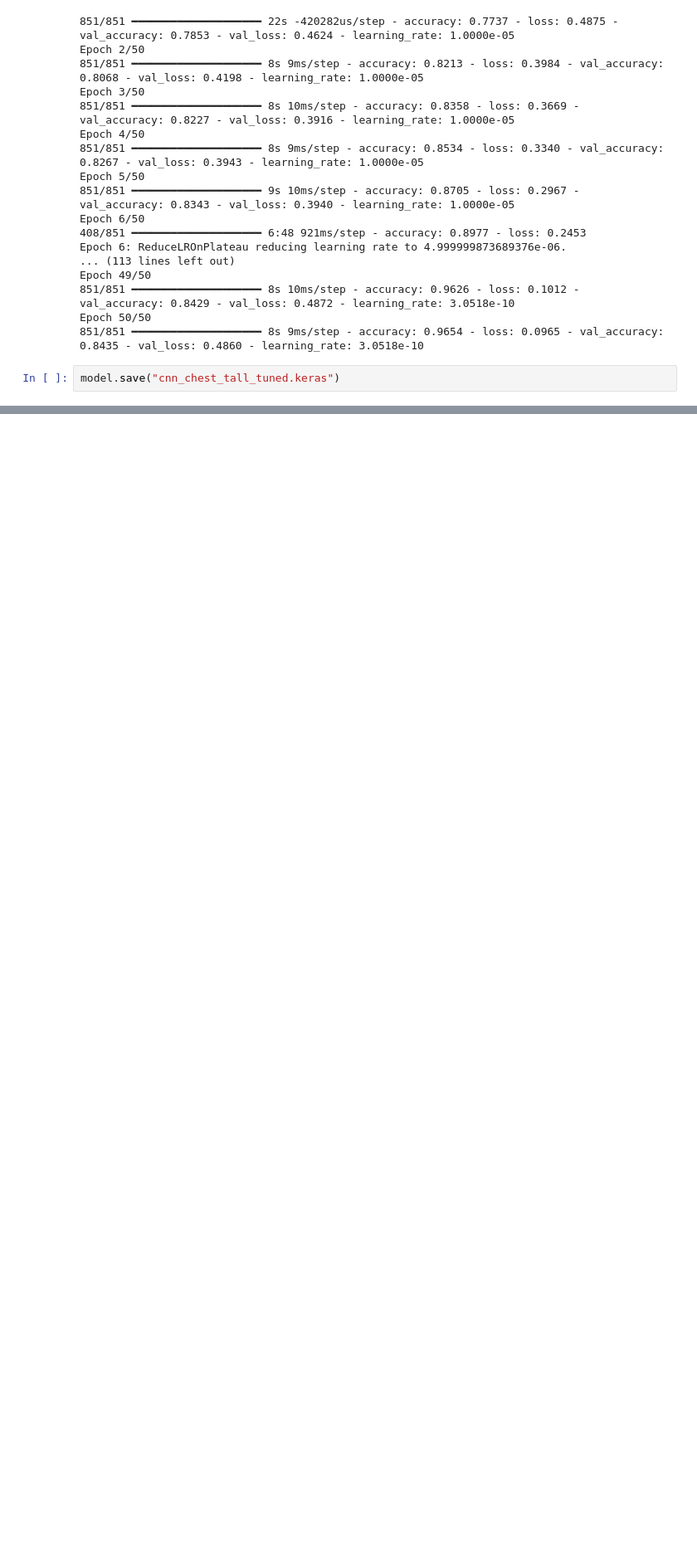
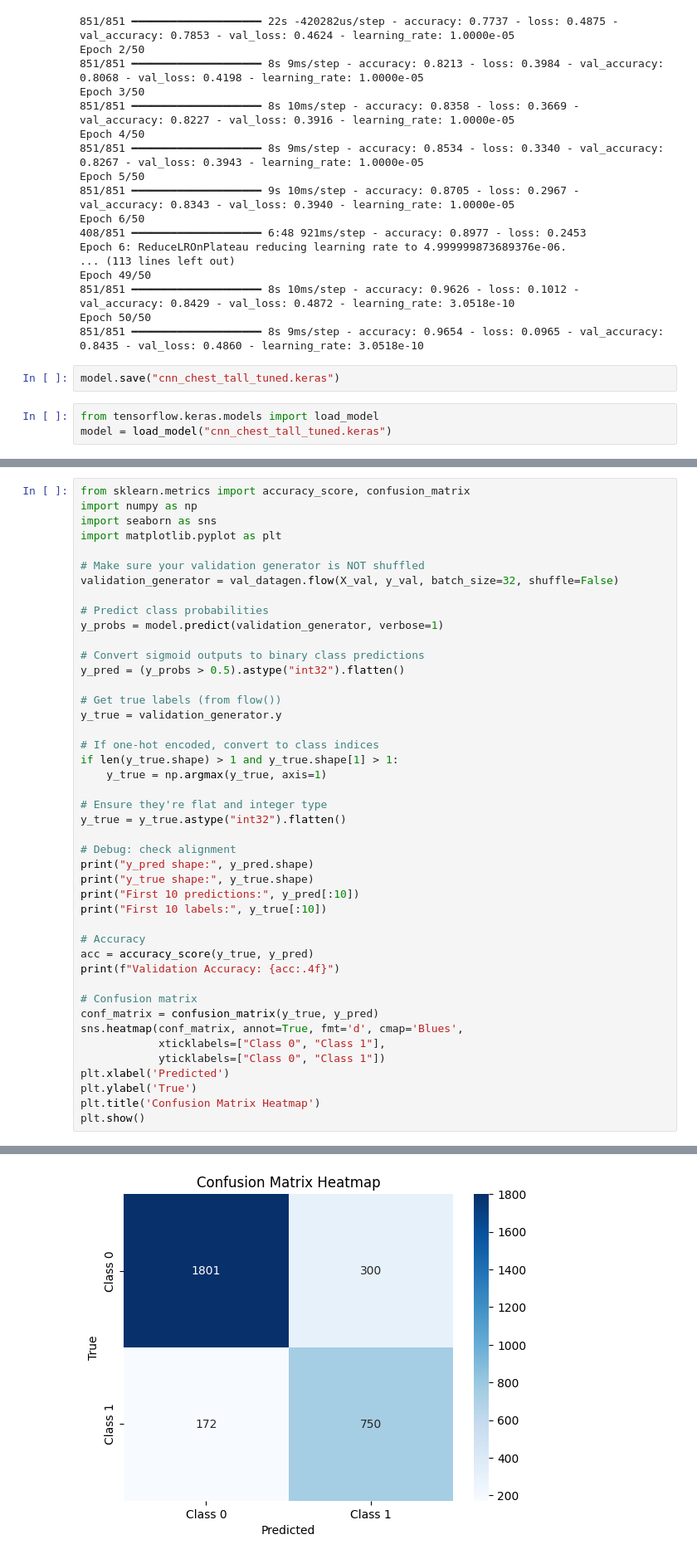
Before and after one commit to AndersonWalsh/ChestX-RayClassification, a Jupyter notebook: mobile_net_cnn.ipynb, the cells around one changed output, grey strips where cells are left out. Shown: that part at 83% size. Drawn from its saved outputs; the diff is of its cells as text; blank space fills up the shorter version.

Commit message:
visualizations

```diff
--- a/mobile_net_cnn.ipynb
+++ b/mobile_net_cnn.ipynb
@@ -259,3 +285,6 @@ Epoch 50/50
 851/851 ━━━━━━━━━━━━━━━━━━━━ 8s 9ms/step - accuracy: 0.9654 - loss: 0.0965 - val_accuracy: 0.8435 - val_loss: 0.4860 - learning_rate: 3.0518e-10
 # %%
 model.save("cnn_chest_tall_tuned.keras")
+# %%
+from tensorflow.keras.models import load_model
+model = load_model("cnn_chest_tall_tuned.keras")
@@ -261,0 +293,45 @@ model.save("cnn_chest_tall_tuned.keras")
+# %%
+from sklearn.metrics import accuracy_score, confusion_matrix
+import numpy as np
+import seaborn as sns
+import matplotlib.pyplot as plt
+
+# Make sure your validation generator is NOT shuffled
+validation_generator = val_datagen.flow(X_val, y_val, batch_size=32, shuffle=False)
+
+# Predict class probabilities
+y_probs = model.predict(validation_generator, verbose=1)
+
+# Convert sigmoid outputs to binary class predictions
+y_pred = (y_probs > 0.5).astype("int32").flatten()
+
+# Get true labels (from flow())
+y_true = validation_generator.y
+
+# If one-hot encoded, convert to class indices
+if len(y_true.shape) > 1 and y_true.shape[1] > 1:
+    y_true = np.argmax(y_true, axis=1)
+
+# Ensure they're flat and integer type
+y_true = y_true.astype("int32").flatten()
+
+# Debug: check alignment
+print("y_pred shape:", y_pred.shape)
+print("y_true shape:", y_true.shape)
+print("First 10 predictions:", y_pred[:10])
+print("First 10 labels:", y_true[:10])
+
+# Accuracy
+acc = accuracy_score(y_true, y_pred)
+print(f"Validation Accuracy: {acc:.4f}")
+
+# Confusion matrix
+conf_matrix = confusion_matrix(y_true, y_pred)
+sns.heatmap(conf_matrix, annot=True, fmt='d', cmap='Blues',
+            xticklabels=["Class 0", "Class 1"],
+            yticklabels=["Class 0", "Class 1"])
+plt.xlabel('Predicted')
+plt.ylabel('True')
+plt.title('Confusion Matrix Heatmap')
+plt.show()
+# %% [output]
@@ -261,0 +345 @@ model.save("cnn_chest_tall_tuned.keras")
+[figure, added]
```
Also changed, not shown: parts of 9 cells of this notebook.
